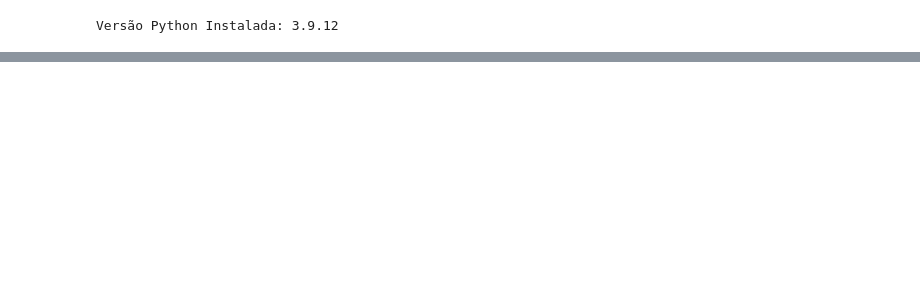
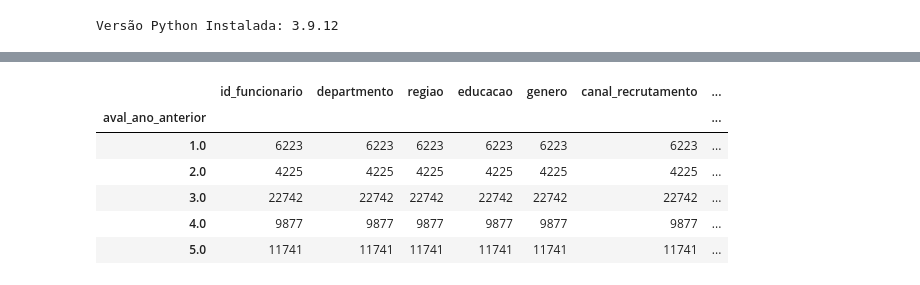
Before and after one commit to arturmabrao/R-ini, a Jupyter notebook: Python-ini/02/Ex02_MiniProj.ipynb, the cells around one changed output, grey strips where cells are left out. Cells and saved outputs as stored; diff of their text form; code cells hidden in the pictures; blank space fills up the shorter version.

```diff
--- a/Python-ini/02/Ex02_MiniProj.ipynb
+++ b/Python-ini/02/Ex02_MiniProj.ipynb
@@ -18,0 +57,10 @@ ModuleNotFoundError: No module named 'watermark'
+# %%
+dadosRH.groupby(['aval_ano_anterior']).count()
+# %% [output]
+|  | id_funcionario | departmento | regiao | educacao | genero | canal_recrutamento | ... |
+| aval_ano_anterior |  |  |  |  |  |  | ... |
+| 1.0 | 6223 | 6223 | 6223 | 6223 | 6223 | 6223 | ... |
+| 2.0 | 4225 | 4225 | 4225 | 4225 | 4225 | 4225 | ... |
+| 3.0 | 22742 | 22742 | 22742 | 22742 | 22742 | 22742 | ... |
+| 4.0 | 9877 | 9877 | 9877 | 9877 | 9877 | 9877 | ... |
+| 5.0 | 11741 | 11741 | 11741 | 11741 | 11741 | 11741 | ... |
```
Also changed, not shown: parts of 11 cells of this notebook.
